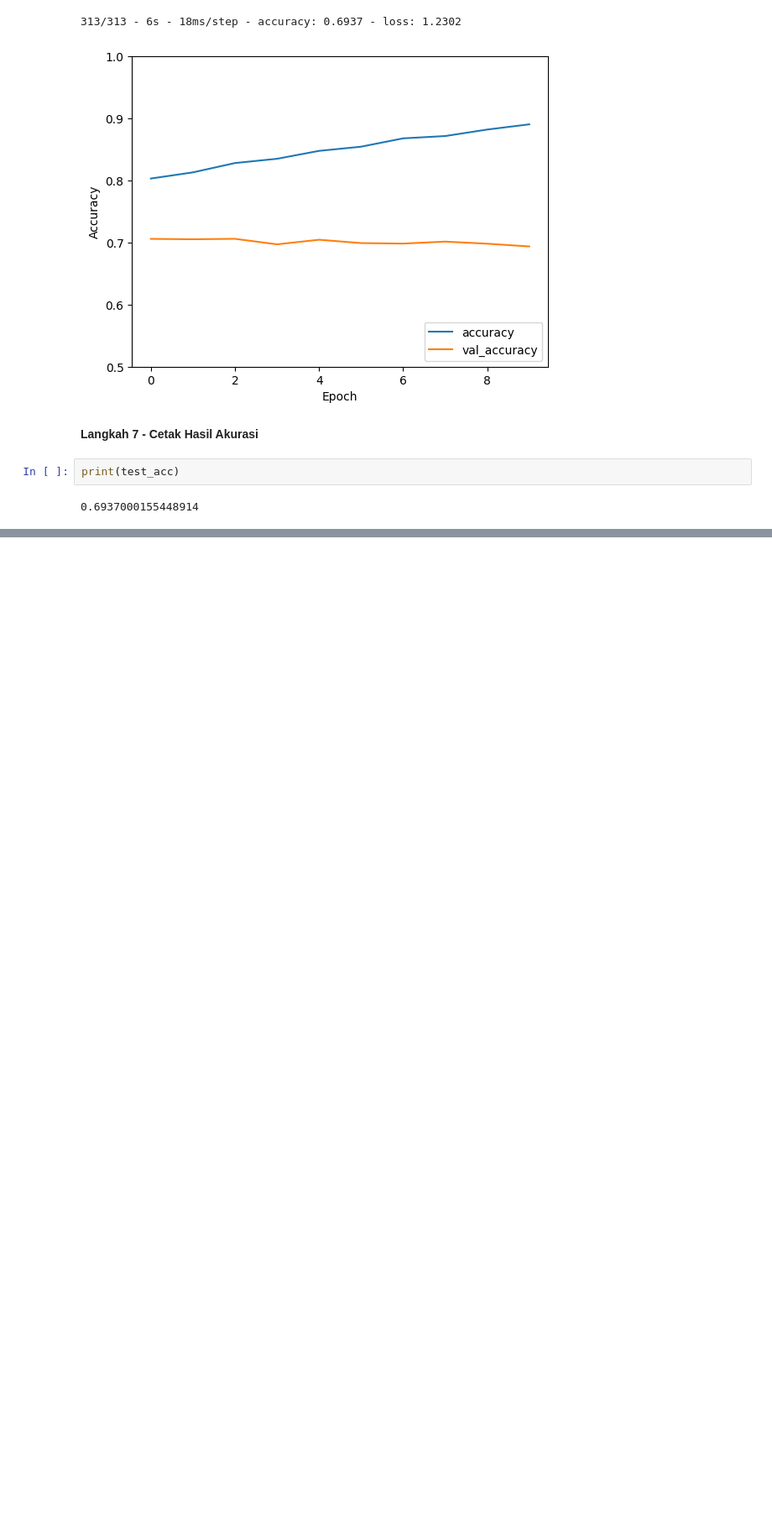
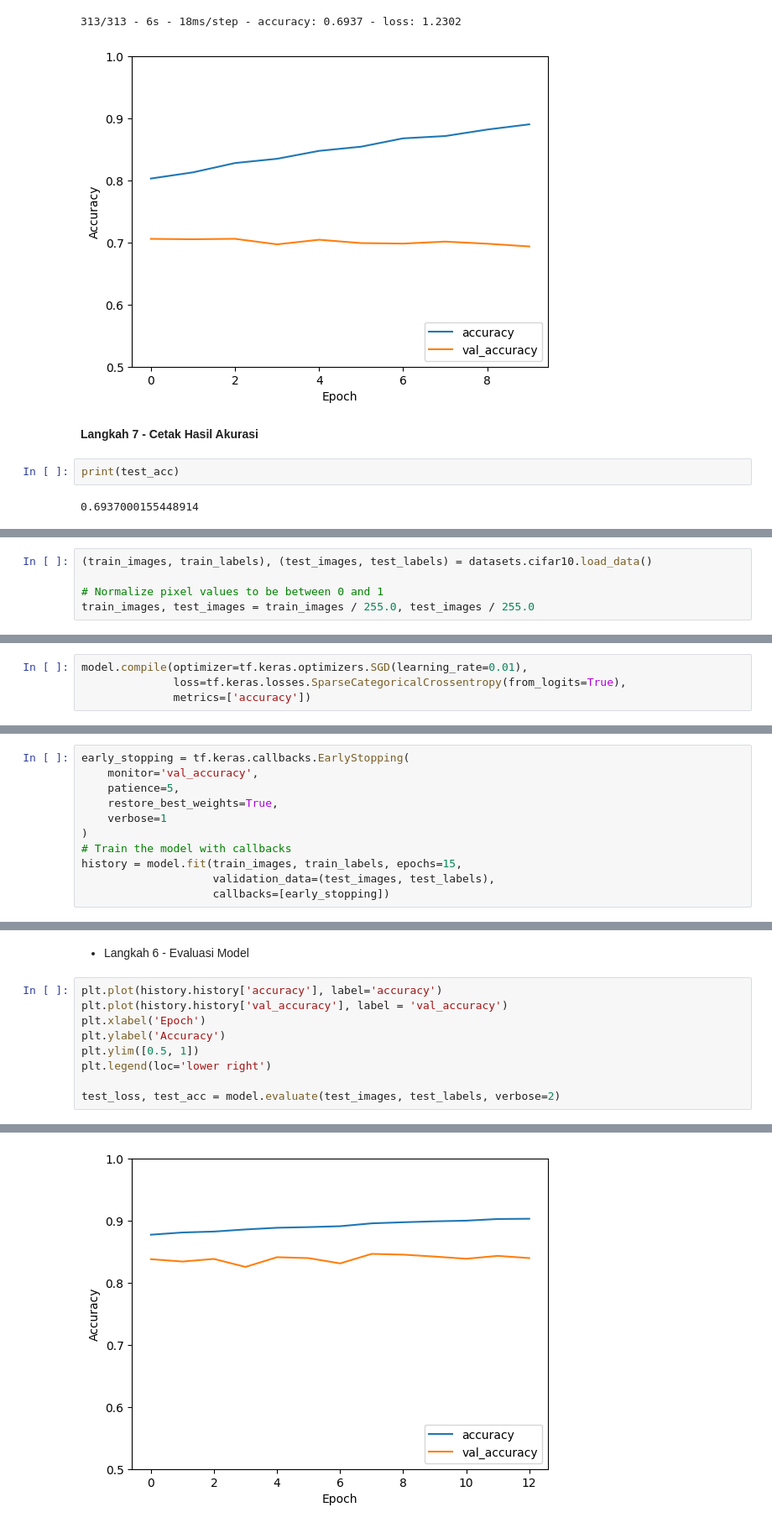
Before and after one commit to yogiannanf/PembelajaranMesin, a Jupyter notebook: Praktikum11_ConvolutionalNeuralNetwork(CNN).ipynb, the cells around one changed output, grey strips where cells are left out. Shown at 84% size. Cells and saved outputs as stored; diff of their text form; blank space fills up the shorter version.

```diff
--- a/Praktikum11_ConvolutionalNeuralNetwork(CNN).ipynb
+++ b/Praktikum11_ConvolutionalNeuralNetwork(CNN).ipynb
@@ -305,0 +319,5 @@ print(test_acc)
+# %%
+(train_images, train_labels), (test_images, test_labels) = datasets.cifar10.load_data()
+
+# Normalize pixel values to be between 0 and 1
+train_images, test_images = train_images / 255.0, test_images / 255.0
@@ -305,0 +407,4 @@ print(test_acc)
+# %%
+model.compile(optimizer=tf.keras.optimizers.SGD(learning_rate=0.01),
+              loss=tf.keras.losses.SparseCategoricalCrossentropy(from_logits=True),
+              metrics=['accuracy'])
@@ -305,0 +413,11 @@ print(test_acc)
+# %%
+early_stopping = tf.keras.callbacks.EarlyStopping(
+    monitor='val_accuracy',
+    patience=5,
+    restore_best_weights=True,
+    verbose=1
+)
+# Train the model with callbacks
+history = model.fit(train_images, train_labels, epochs=15,
+                    validation_data=(test_images, test_labels),
+                    callbacks=[early_stopping])
@@ -305,0 +442,12 @@ print(test_acc)
+# %% [markdown]
+- Langkah 6 - Evaluasi Model
+# %%
+plt.plot(history.history['accuracy'], label='accuracy')
+plt.plot(history.history['val_accuracy'], label = 'val_accuracy')
+plt.xlabel('Epoch')
+plt.ylabel('Accuracy')
+plt.ylim([0.5, 1])
+plt.legend(loc='lower right')
+
+test_loss, test_acc = model.evaluate(test_images, test_labels, verbose=2)
+# %% [output]
@@ -305,0 +455 @@ print(test_acc)
+[figure, added]
```
Also changed, not shown: parts of 35 cells of this notebook.
